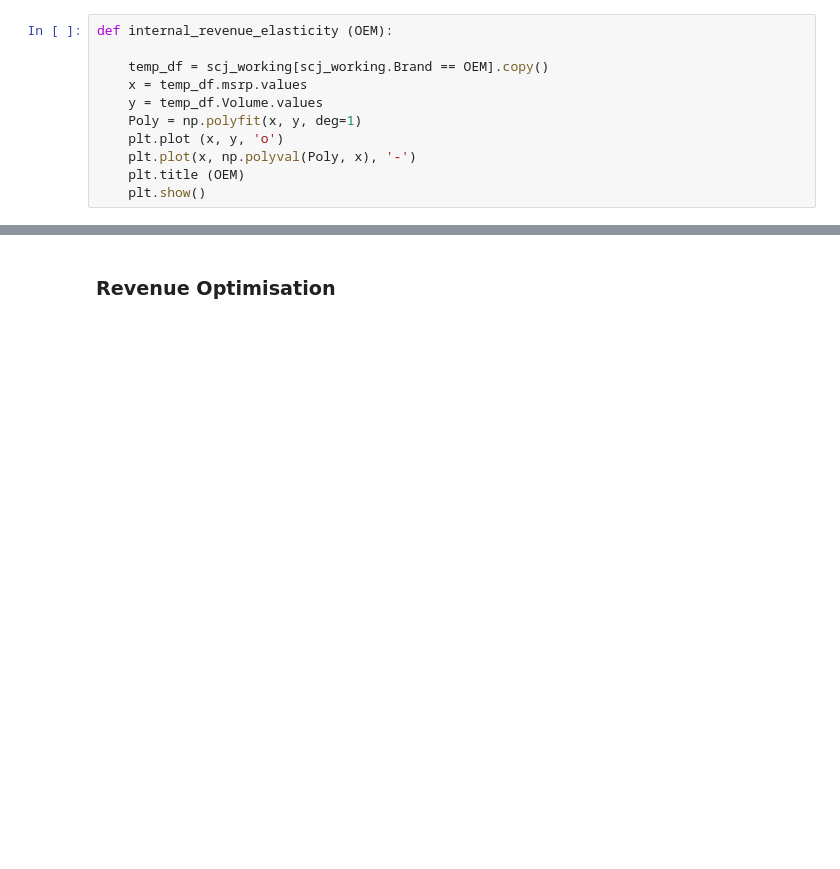
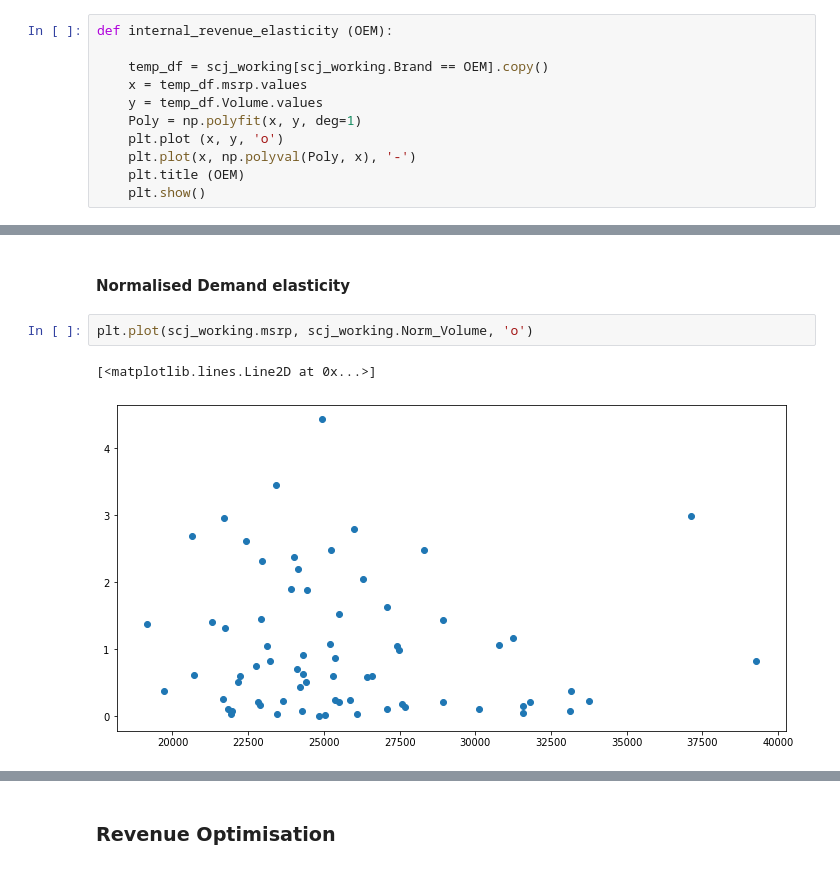
Before and after one commit to unded666/NissanBD, a Jupyter notebook: Notebooks/Nissan.ipynb, the cells around one changed output, grey strips where cells are left out. Saved outputs shown, nothing was run; the diff lists cells and outputs as text; blank space fills up the shorter version.

```diff
--- a/Notebooks/Nissan.ipynb
+++ b/Notebooks/Nissan.ipynb
@@ -1555,0 +1556,7 @@ scj_working
+# %% [markdown]
+#### Normalised Demand elasticity
+# %%
+plt.plot(scj_working.msrp, scj_working.Norm_Volume, 'o')
+# %% [output]
+[<matplotlib.lines.Line2D at 0x...>]
+[figure, added]
```
Also changed, not shown: parts of 18 cells of this notebook.
